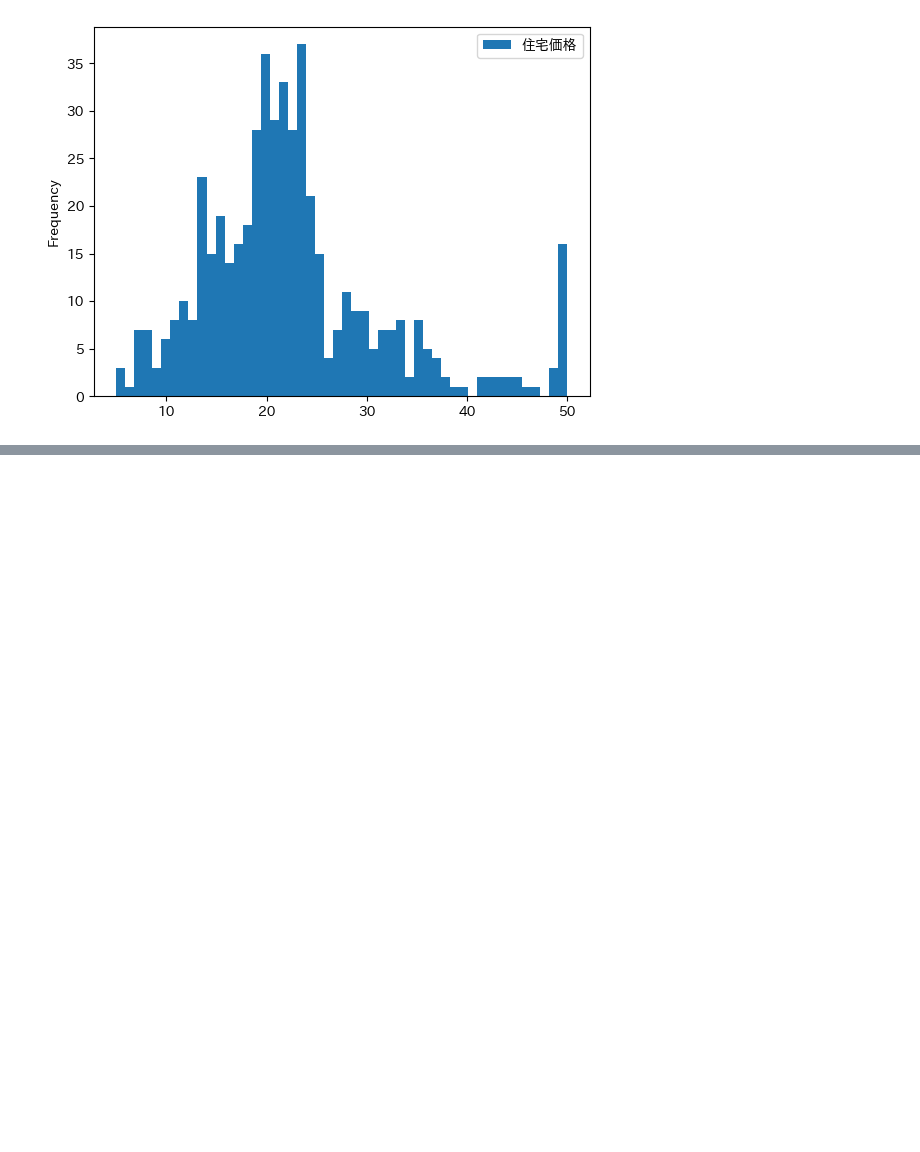
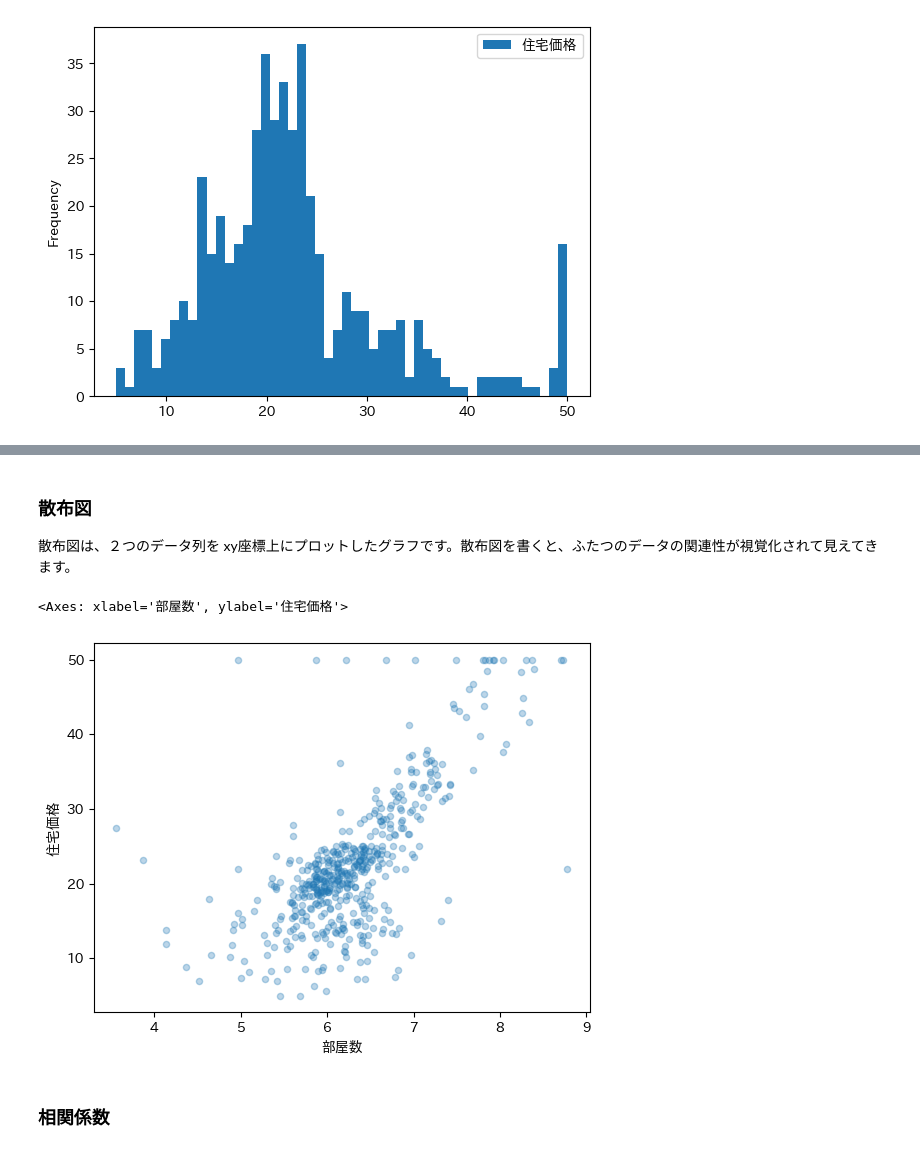
Before and after one commit to mochi7415/ml-collection, a Jupyter notebook: 01_Study/Basics/Data_science/03_データ分析と可視化.ipynb, the cells around one changed output, grey strips where cells are left out. Cells and saved outputs as stored; diff of their text form; code cells hidden in the pictures; blank space fills up the shorter version.

```diff
--- a/01_Study/Basics/Data_science/03_データ分析と可視化.ipynb
+++ b/01_Study/Basics/Data_science/03_データ分析と可視化.ipynb
@@ -190,0 +273,23 @@ df[['住宅価格']].plot(kind='hist', bins=50) # ビンの数を50に設定し
+# %% [markdown]
+### 散布図
+散布図は、２つのデータ列を xy座標上にプロットしたグラフです。散布図を書くと、ふたつのデータの関連性が視覚化されて見えてきます。
+# %%
+# 部屋数と住宅価格の散布図を表示
+
+import japanize_matplotlib # 日本語フォントを使用するためのライブラリ
+import pandas as pd
+
+df = pd.read_csv('./data/boston.csv')
+
+df.drop('黒人',axis=1,inplace=True) # '黒人'列を削除
+
+df.plot(kind='scatter', x='部屋数', y='住宅価格' ,alpha=0.5) # alphaは点の透明度を設定
+
+
+# ２つの変数x,yが連動する関係のことを 相関関係という。
+# 相関関係の強さを数値で表したものが 相関係数 です。
+# %% [output]
+<Axes: xlabel='部屋数', ylabel='住宅価格'>
+[figure, added]
+# %% [markdown]
+### 相関係数
```
Also changed, not shown: parts of 4 cells of this notebook.
